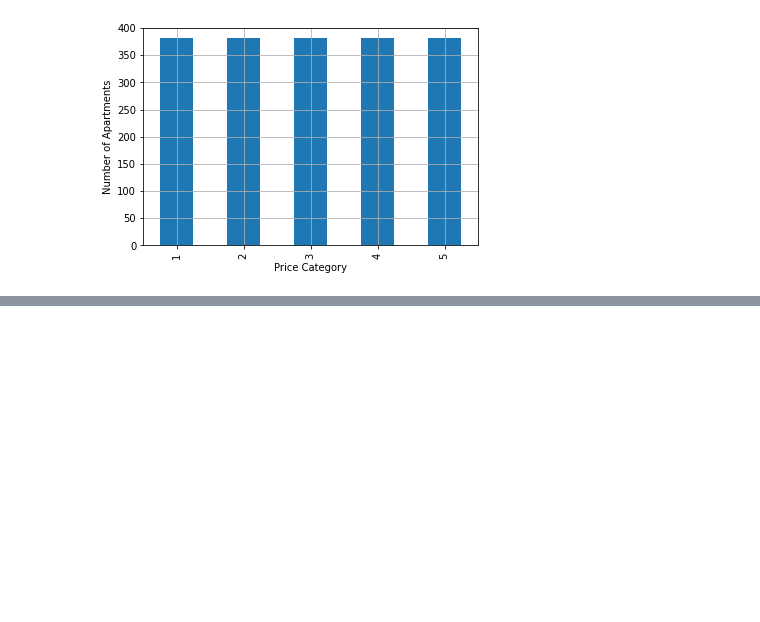
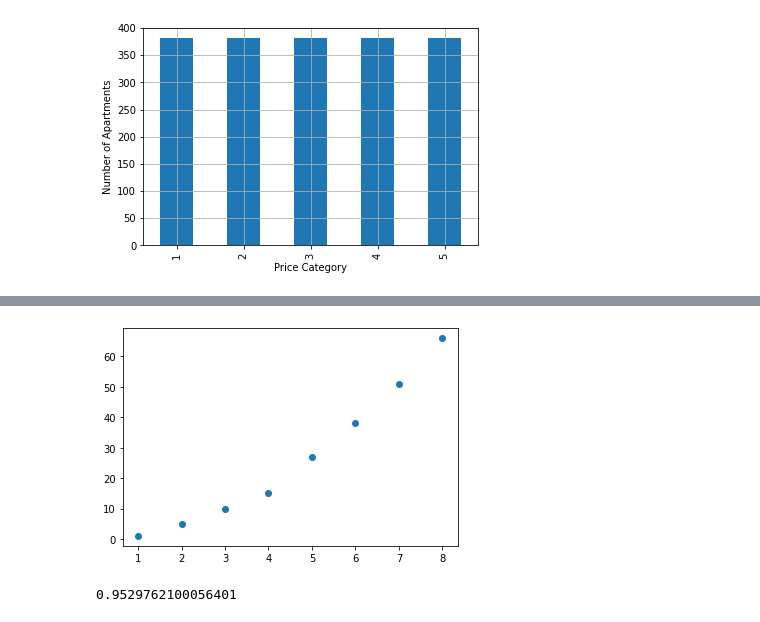
Before and after one commit to k9pranav/ML_learning_and_exp, a Jupyter notebook: Dubai_property.ipynb, the cells around one changed output, grey strips where cells are left out. Saved outputs shown, nothing was run; the diff lists cells and outputs as text; code cells hidden in the pictures; blank space fills up the shorter version.

```diff
--- a/Dubai_property.ipynb
+++ b/Dubai_property.ipynb
@@ -174,0 +185,12 @@ some_new_data
+# %%
+X = np.array([1,2,3,4,5,6,7,8])
+y = np.array([1,5,10,15,27,38,51,66])
+
+plt.scatter(X, y)
+plt.show()
+
+reg = LinearRegression().fit(X.reshape(-1,1), y.reshape(-1,1))
+reg.score(X.reshape(-1,1), y.reshape(-1,1))
+# %% [output]
+[figure, added]
+0.9529762100056401
```
Also changed, not shown: parts of 11 cells of this notebook.
